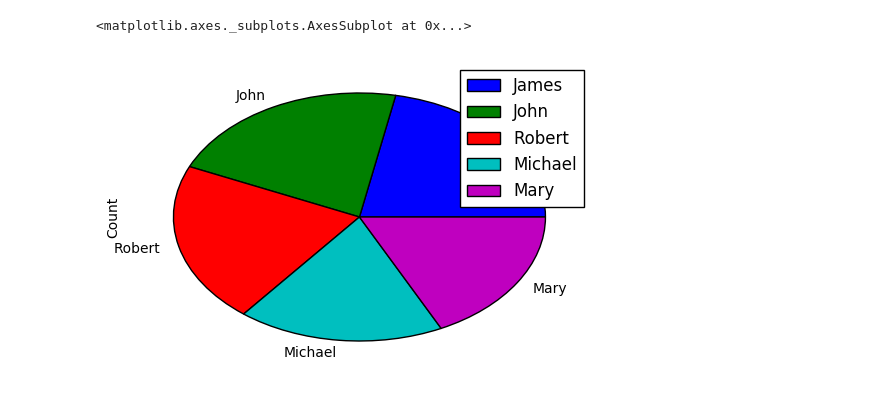
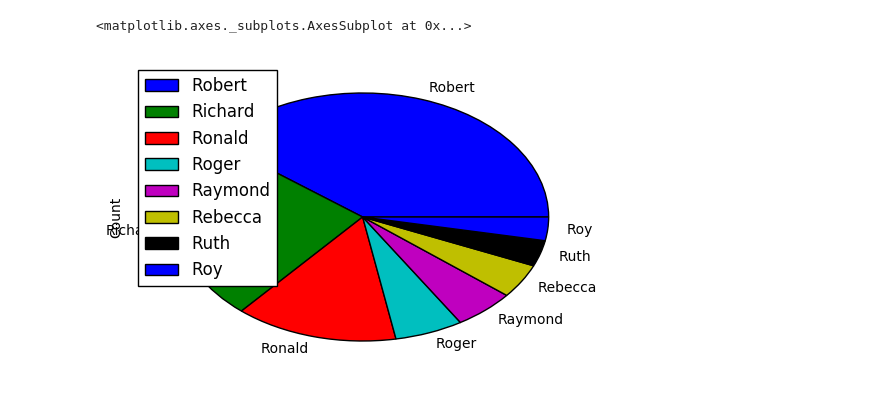
Before and after one commit to tayavalieva/python-netology, a Jupyter notebook: graphs_building/build_graph.ipynb, the cells around one changed output. Drawn from its saved outputs; the diff is of its cells as text; code cells hidden in the pictures.

Commit message:
Build graph, bar diagram, scatter diagram, pie chart

```diff
--- a/graphs_building/build_graph.ipynb
+++ b/graphs_building/build_graph.ipynb
@@ -8,7 +8,6 @@ import matplotlib.pyplot as plt
 %matplotlib inline
 # %%
 names_by_year = {}
-for year in range(1900, 2000, 5):
+for year in range(1900, 2010, 5):
     names_by_year[year] = pd.read_csv('names/yob{}.txt'.format(year), names=['Name','Gender','Count'])
     names_all = pd.concat(names_by_year, names=['Year','Pos'])
-names_all
@@ -48,5 +30,6 @@ gender_dynamics = names_all.groupby([names_all.index.get_level_values(0), 'Gende
 # %%
-(names_all.groupby('Name').sum().sort_values(by='Count', ascending=False).head(5)).plot.pie(y='Count')
+#Построить круговую диаграмму по количеству имен, начинающихся на R за 1950 год.
+names_all[(names_all.index.get_level_values('Year')==1950) & (names_all['Name'].str.startswith("R"))].groupby('Name').sum().sort_values(by='Count', ascending=False).head(8).plot.pie(y='Count')
 # %% [output]
 <matplotlib.axes._subplots.AxesSubplot at 0x...>
-[figure, old version]
+[figure, new version]
```
Also changed, not shown: parts of 6 cells of this notebook, 1 other file.
